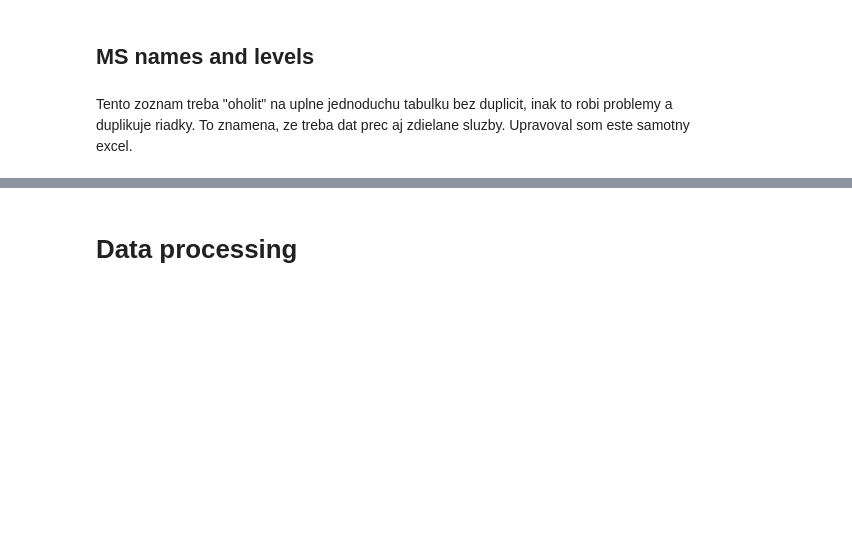
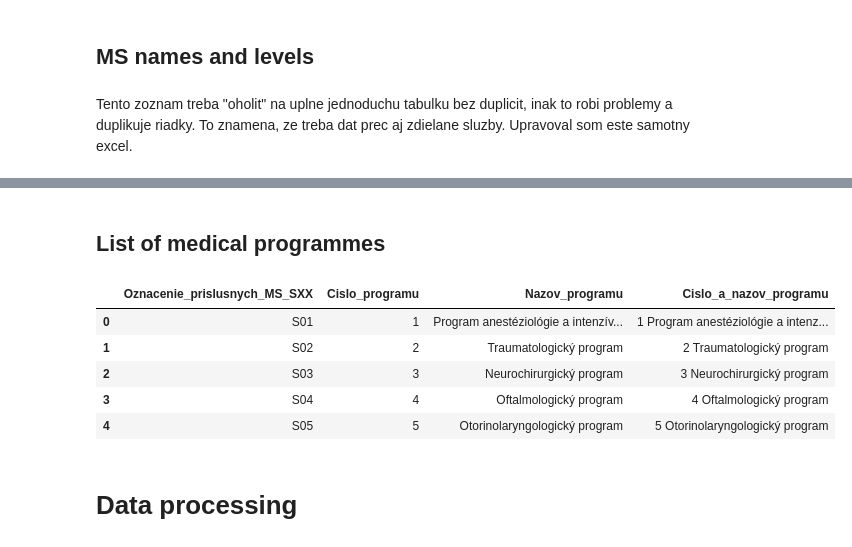
Before and after one commit to Institut-zdravotnych-analyz/Cestovanie_za_ZS_r2023, a Jupyter notebook: Skript_cestovanie_za_UZS_2023_v1.ipynb, the cells around one changed output, grey strips where cells are left out. Cells and saved outputs as stored; diff of their text form; code cells hidden in the pictures; blank space fills up the shorter version.

```diff
--- a/Skript_cestovanie_za_UZS_2023_v1.ipynb
+++ b/Skript_cestovanie_za_UZS_2023_v1.ipynb
@@ -108,6 +108,19 @@ ms_names_levels.head()
 | 2 | 1 | S01-02 | S01-02 | NaN | Podpora krvného obehu vyžadujúca ... | V | IV | ... |
 | 3 | 1 | S01-01 | S01-01 | NaN | Kritické poruchy vnútorného prost... | V | IV | ... |
 | 4 | 1 | S01-14 | S01-14 | NaN | Komplexná intenzívna starostlivos... | D | III | ... |
+# %% [markdown]
+## List of medical programmes
+# %%
+medical_programmes_list = pd.read_excel(r"C:\Users\hunakj\health.gov.sk\IZA - Cestovanie za ZS\2023\Data inputs\other\Medicinske_programy_zoznam.xlsx")
+# %%
+medical_programmes_list.head()
+# %% [output]
+|  | Oznacenie_prislusnych_MS_SXX | Cislo_programu | Nazov_programu | Cislo_a_nazov_programu |
+| 0 | S01 | 1 | Program anestéziológie a intenzív... | 1 Program anestéziológie a intenz... |
+| 1 | S02 | 2 | Traumatologický program | 2 Traumatologický program |
+| 2 | S03 | 3 | Neurochirurgický program | 3 Neurochirurgický program |
+| 3 | S04 | 4 | Oftalmologický program | 4 Oftalmologický program |
+| 4 | S05 | 5 | Otorinolaryngologický program | 5 Otorinolaryngologický program |
 # %% [markdown]
 # Data processing
 # %% [markdown]
```
Also changed, not shown: parts of 15 cells of this notebook.
